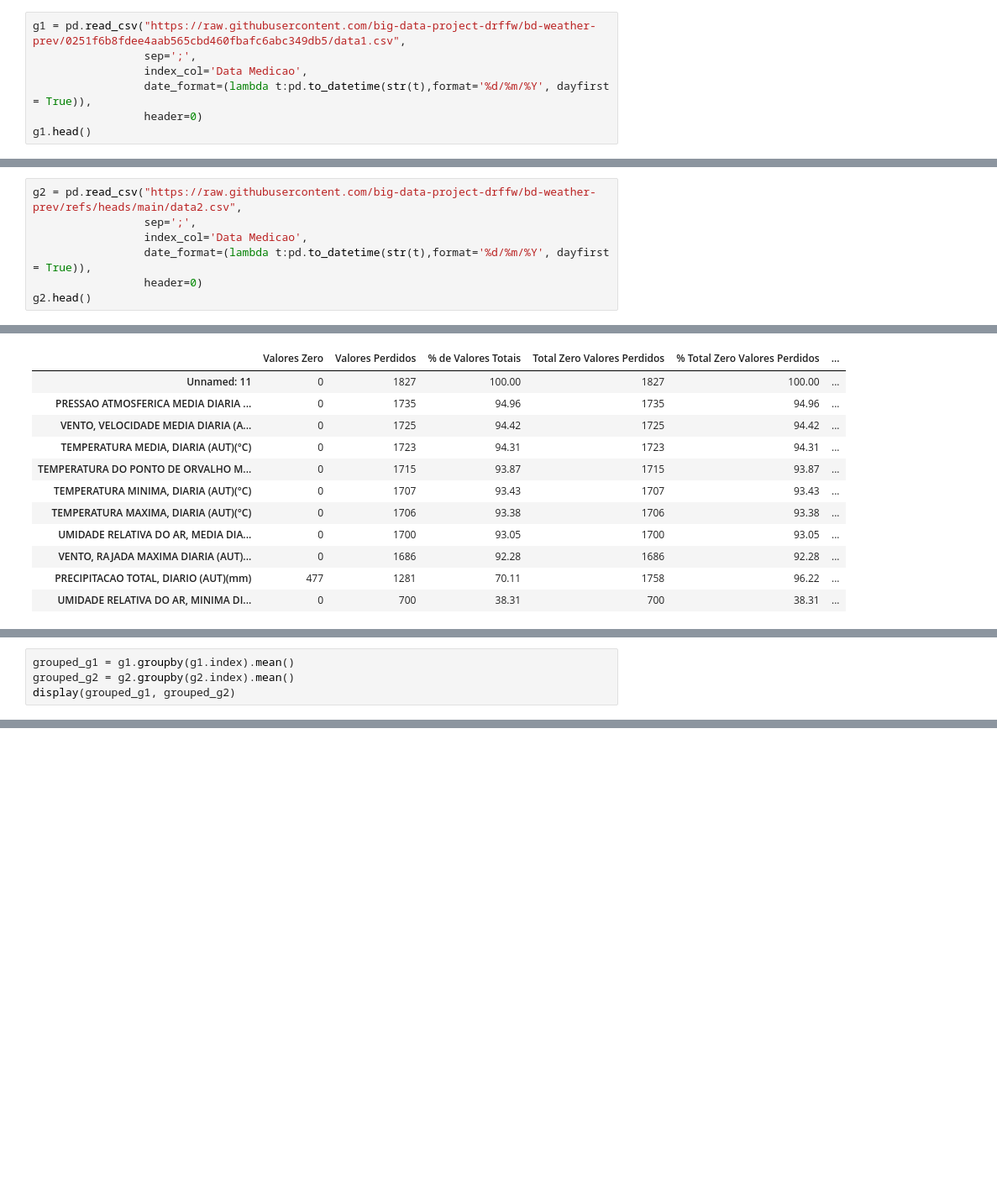
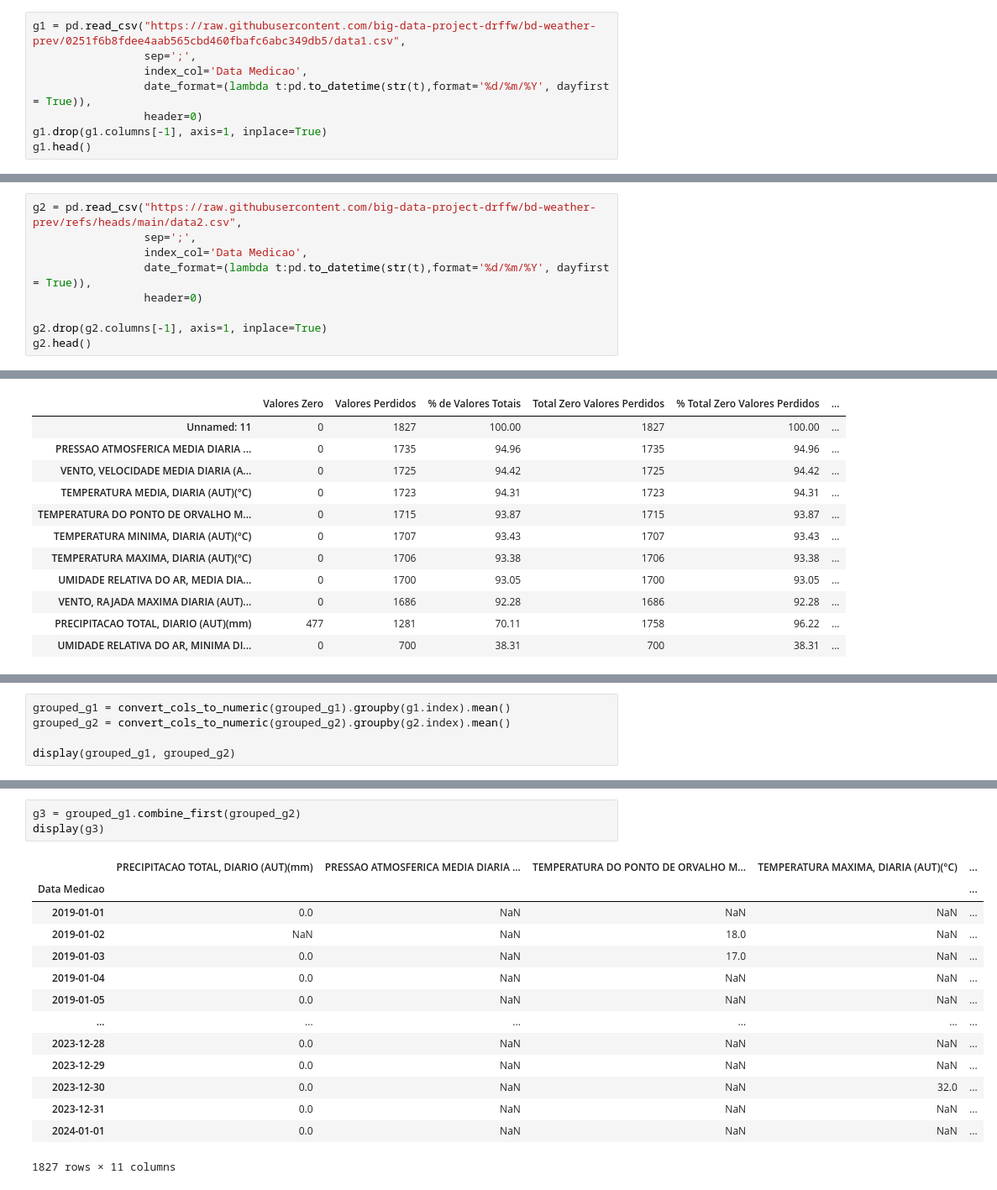
Before and after one commit to big-data-project-drffw/bd-weather-prev, a Jupyter notebook: Notebook1.ipynb, the cells around one changed output, grey strips where cells are left out. Shown at 84% size. Cells and saved outputs as stored; diff of their text form; blank space fills up the shorter version.

```diff
--- a/Notebook1.ipynb
+++ b/Notebook1.ipynb
@@ -65,6 +65,7 @@ g1 = pd.read_csv("https://raw.githubusercontent.com/big-data-project-drffw/bd-we
                  index_col='Data Medicao',
                  date_format=(lambda t:pd.to_datetime(str(t),format='%d/%m/%Y', dayfirst = True)),
                  header=0)
+g1.drop(g1.columns[-1], axis=1, inplace=True)
 g1.head()
 # %% [output]
 |  | PRECIPITACAO TOTAL, DIARIO (AUT)(mm) | PRESSAO ATMOSFERICA MEDIA DIARIA ... | TEMPERATURA DO PONTO DE ORVALHO M... | TEMPERATURA MAXIMA, DIARIA (AUT)(°C) | ... |
@@ -82,6 +83,8 @@ g2 = pd.read_csv("https://raw.githubusercontent.com/big-data-project-drffw/bd-we
                  index_col='Data Medicao',
                  date_format=(lambda t:pd.to_datetime(str(t),format='%d/%m/%Y', dayfirst = True)),
                  header=0)
+
+g2.drop(g2.columns[-1], axis=1, inplace=True)
 g2.head()
 # %% [output]
 |  | PRECIPITACAO TOTAL, DIARIO (AUT)(mm) | PRESSAO ATMOSFERICA MEDIA DIARIA ... | TEMPERATURA DO PONTO DE ORVALHO M... | TEMPERATURA MAXIMA, DIARIA (AUT)(°C) | ... |
@@ -115,0 +121,5 @@ Dessas, 11 colunas possuem valores perdidos ou zero.
+# %%
+grouped_g1 = convert_cols_to_numeric(grouped_g1).groupby(g1.index).mean()
+grouped_g2 = convert_cols_to_numeric(grouped_g2).groupby(g2.index).mean()
+
+display(grouped_g1, grouped_g2)
@@ -118,4 +156,0 @@ Dessas, 11 colunas possuem valores perdidos ou zero.
-# %%
-grouped_g1 = g1.groupby(g1.index).mean()
-grouped_g2 = g2.groupby(g2.index).mean()
-display(grouped_g1, grouped_g2)
@@ -150,0 +157,18 @@ display(grouped_g1, grouped_g2)
+# %%
+g3 = grouped_g1.combine_first(grouped_g2)
+display(g3)
+# %% [output]
+|  | PRECIPITACAO TOTAL, DIARIO (AUT)(mm) | PRESSAO ATMOSFERICA MEDIA DIARIA ... | TEMPERATURA DO PONTO DE ORVALHO M... | TEMPERATURA MAXIMA, DIARIA (AUT)(°C) | ... |
+| Data Medicao |  |  |  |  | ... |
+| 2019-01-01 | 0.0 | NaN | NaN | NaN | ... |
+| 2019-01-02 | NaN | NaN | 18.0 | NaN | ... |
+| 2019-01-03 | 0.0 | NaN | 17.0 | NaN | ... |
+| 2019-01-04 | 0.0 | NaN | NaN | NaN | ... |
+| 2019-01-05 | 0.0 | NaN | NaN | NaN | ... |
+| ... | ... | ... | ... | ... | ... |
+| 2023-12-28 | 0.0 | NaN | NaN | NaN | ... |
+| 2023-12-29 | 0.0 | NaN | NaN | NaN | ... |
+| 2023-12-30 | 0.0 | NaN | NaN | 32.0 | ... |
+| 2023-12-31 | 0.0 | NaN | NaN | NaN | ... |
+| 2024-01-01 | 0.0 | NaN | NaN | NaN | ... |
+1827 rows × 11 columns
```
Also changed, not shown: parts of 9 cells of this notebook.
